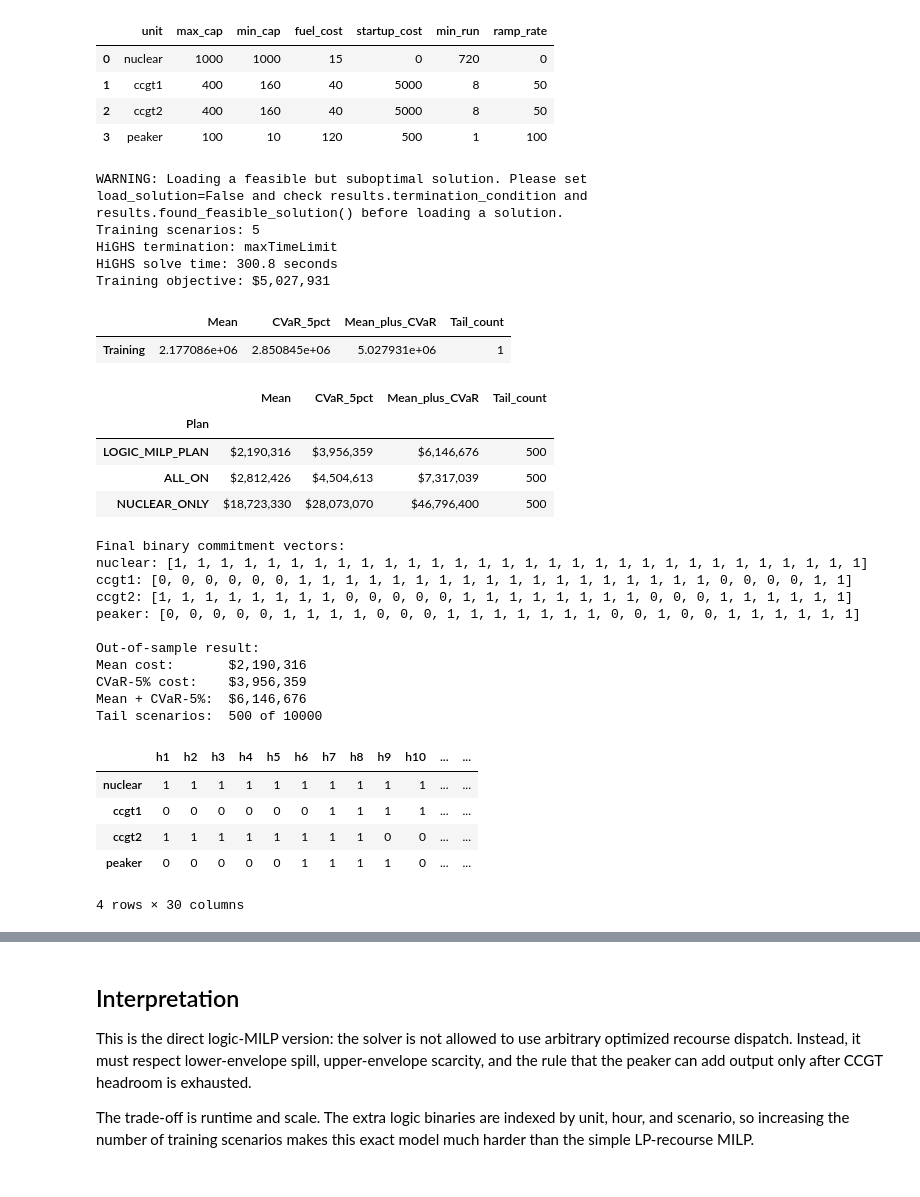
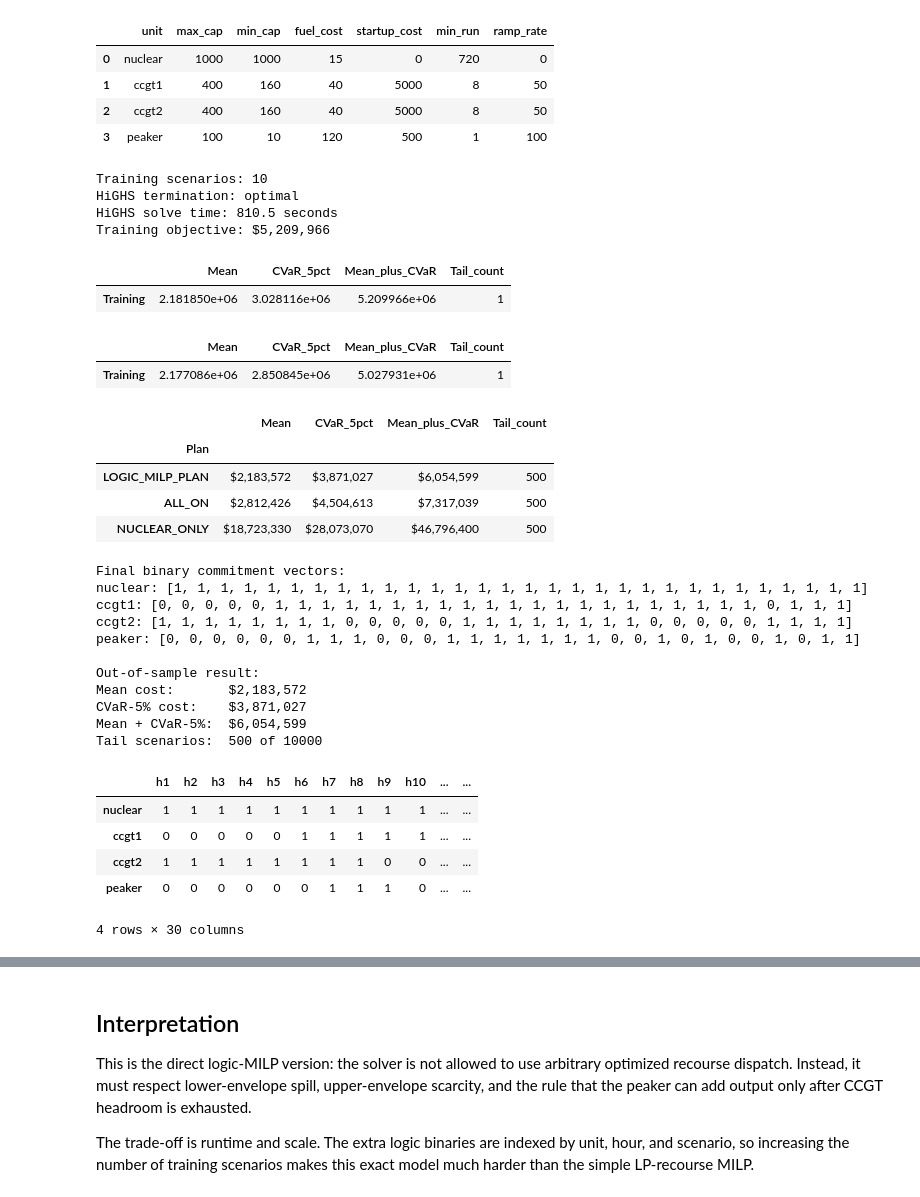
Before and after one commit to at621/snippets, a Jupyter notebook: Unit_Commitment_MILP_5_Scenarios.ipynb, the cells around one changed output, grey strips where cells are left out. Drawn from its saved outputs; the diff is of its cells as text; code cells hidden in the pictures.

```diff
--- a/Unit_Commitment_MILP_5_Scenarios.ipynb
+++ b/Unit_Commitment_MILP_5_Scenarios.ipynb
@@ -423,40 +423,39 @@ def evaluate_commitment(commitment, scenarios):
 
     return costs
 # %%
-N_TRAIN = 5
+N_TRAIN = 10
 TRAIN_SEED = 123
 training_scenarios = sample_demand_scenarios(N_TRAIN, TRAIN_SEED)
 
 logic_solution = solve_merit_order_logic_milp(
     training_scenarios,
-    time_limit=300,
+    time_limit=5000,
     mip_gap=0.05,
     warm_start_commitment=None,
 )
 
 selected_commitment = logic_solution['commitment']
 final_commitment_matrix = np.vstack([np.ones(T, dtype=int), selected_commitment])
 final_vectors = pd.DataFrame(
     final_commitment_matrix,
     index=['nuclear', 'ccgt1', 'ccgt2', 'peaker'],
     columns=[f'h{h}' for h in range(1, T + 1)],
 )
 
 print(f"Training scenarios: {N_TRAIN}")
 print(f"HiGHS termination: {logic_solution['termination']}")
 print(f"HiGHS solve time: {logic_solution['elapsed_seconds']:.1f} seconds")
 print(f"Training objective: ${logic_solution['objective_value']:,.0f}")
 pd.DataFrame([logic_solution['training_metrics']], index=['Training'])
 # %% [output]
-WARNING: Loading a feasible but suboptimal solution. Please set
-load_solution=False and check results.termination_condition and
-results.found_feasible_solution() before loading a solution.
-Training scenarios: 5
-HiGHS termination: maxTimeLimit
-HiGHS solve time: 300.8 seconds
-Training objective: $5,027,931
+Training scenarios: 10
+HiGHS termination: optimal
+HiGHS solve time: 810.5 seconds
+Training objective: $5,209,966
 |  | Mean | CVaR_5pct | Mean_plus_CVaR | Tail_count |
-| Training | 2.177086e+06 | 2.850845e+06 | 5.027931e+06 | 1 |
+| Training | 2.181850e+06 | 3.028116e+06 | 5.209966e+06 | 1 |
+|  | Mean | CVaR_5pct | Mean_plus_CVaR | Tail_count |
+| Training | 2.177086e+06 | 2.850845e+06 | 5.027931e+06 | 1 |
 # %%
 N_TEST = 10_000
 TEST_SEED = 20260424
@@ -485,7 +484,7 @@ display_df
 # %% [output]
 |  | Mean | CVaR_5pct | Mean_plus_CVaR | Tail_count |
 | Plan |  |  |  |  |
-| LOGIC_MILP_PLAN | $2,190,316 | $3,956,359 | $6,146,676 | 500 |
+| LOGIC_MILP_PLAN | $2,183,572 | $3,871,027 | $6,054,599 | 500 |
 | ALL_ON | $2,812,426 | $4,504,613 | $7,317,039 | 500 |
 | NUCLEAR_ONLY | $18,723,330 | $28,073,070 | $46,796,400 | 500 |
 # %%
@@ -506,20 +505,20 @@ final_vectors
 # %% [output]
 Final binary commitment vectors:
 nuclear: [1, 1, 1, 1, 1, 1, 1, 1, 1, 1, 1, 1, 1, 1, 1, 1, 1, 1, 1, 1, 1, 1, 1, 1, 1, 1, 1, 1, 1, 1]
-ccgt1: [0, 0, 0, 0, 0, 0, 1, 1, 1, 1, 1, 1, 1, 1, 1, 1, 1, 1, 1, 1, 1, 1, 1, 1, 0, 0, 0, 0, 1, 1]
-ccgt2: [1, 1, 1, 1, 1, 1, 1, 1, 0, 0, 0, 0, 0, 1, 1, 1, 1, 1, 1, 1, 1, 0, 0, 0, 1, 1, 1, 1, 1, 1]
-peaker: [0, 0, 0, 0, 0, 1, 1, 1, 1, 0, 0, 0, 1, 1, 1, 1, 1, 1, 1, 0, 0, 1, 0, 0, 1, 1, 1, 1, 1, 1]
+ccgt1: [0, 0, 0, 0, 0, 1, 1, 1, 1, 1, 1, 1, 1, 1, 1, 1, 1, 1, 1, 1, 1, 1, 1, 1, 1, 1, 0, 1, 1, 1]
+ccgt2: [1, 1, 1, 1, 1, 1, 1, 1, 0, 0, 0, 0, 0, 1, 1, 1, 1, 1, 1, 1, 1, 0, 0, 0, 0, 0, 1, 1, 1, 1]
+peaker: [0, 0, 0, 0, 0, 0, 1, 1, 1, 0, 0, 0, 1, 1, 1, 1, 1, 1, 1, 0, 0, 1, 0, 1, 0, 0, 1, 0, 1, 1]
 
 Out-of-sample result:
-Mean cost:       $2,190,316
-CVaR-5% cost:    $3,956,359
-Mean + CVaR-5%:  $6,146,676
+Mean cost:       $2,183,572
+CVaR-5% cost:    $3,871,027
+Mean + CVaR-5%:  $6,054,599
 Tail scenarios:  500 of 10000
 |  | h1 | h2 | h3 | h4 | h5 | h6 | h7 | h8 | h9 | h10 | ... | ... |
 | nuclear | 1 | 1 | 1 | 1 | 1 | 1 | 1 | 1 | 1 | 1 | ... | ... |
-| ccgt1 | 0 | 0 | 0 | 0 | 0 | 0 | 1 | 1 | 1 | 1 | ... | ... |
+| ccgt1 | 0 | 0 | 0 | 0 | 0 | 1 | 1 | 1 | 1 | 1 | ... | ... |
 | ccgt2 | 1 | 1 | 1 | 1 | 1 | 1 | 1 | 1 | 0 | 0 | ... | ... |
-| peaker | 0 | 0 | 0 | 0 | 0 | 1 | 1 | 1 | 1 | 0 | ... | ... |
+| peaker | 0 | 0 | 0 | 0 | 0 | 0 | 1 | 1 | 1 | 0 | ... | ... |
 4 rows × 30 columns
 # %%
 visualize_commitment(final_commitment_matrix.tolist())
```
Also changed, not shown: parts of 1 cell of this notebook.
